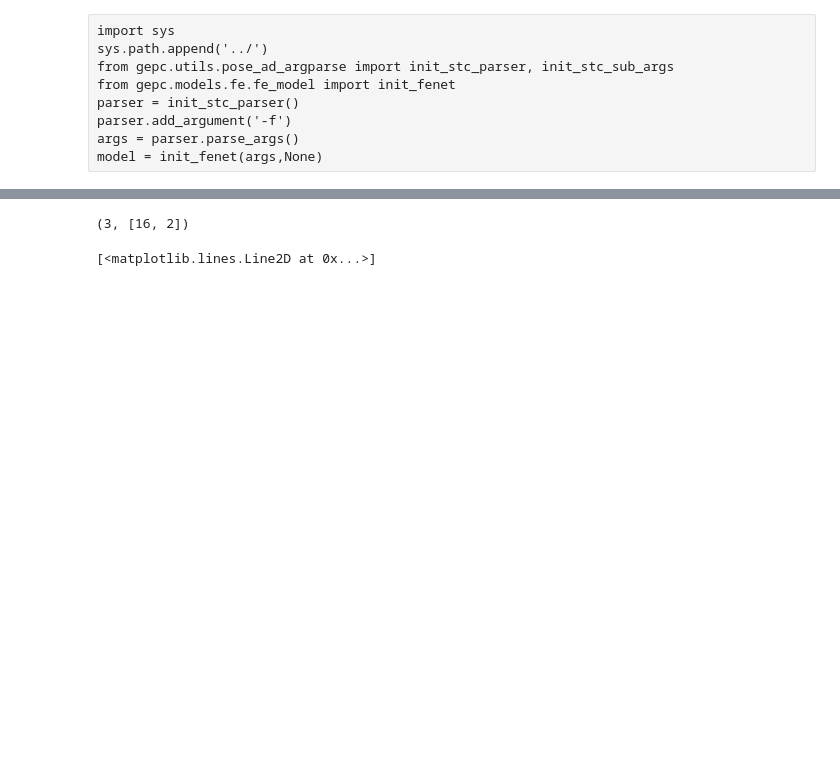
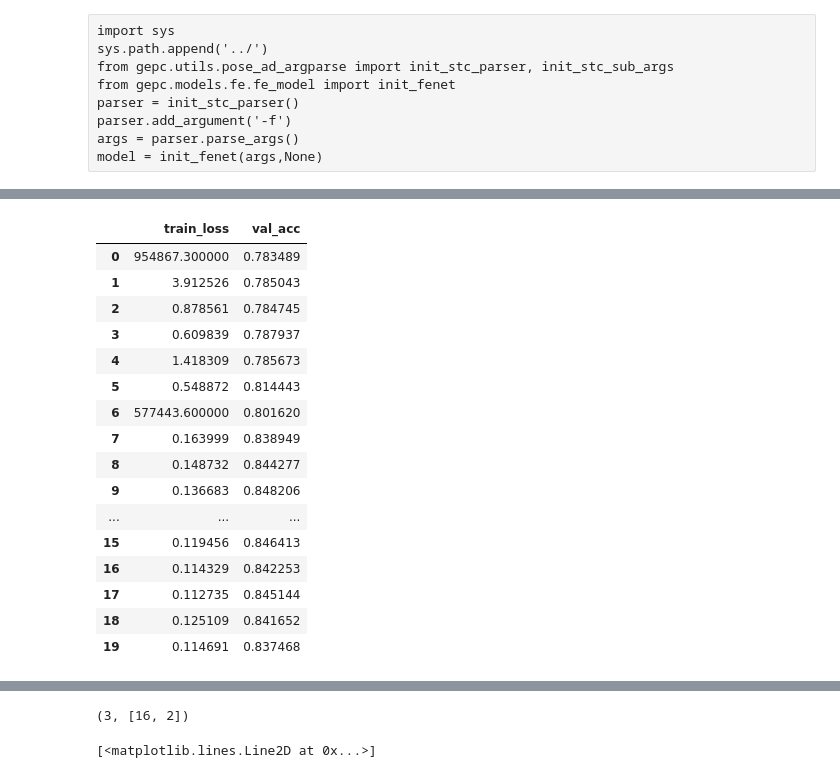
Before and after one commit to irfanhasib0/Deep-Learning-For-Computer-Vision, a Jupyter notebook: MotionDetection/stg-nf/gcn_pose_train.ipynb, the cells around one changed output, grey strips where cells are left out. Cells and saved outputs as stored; diff of their text form; code cells hidden in the pictures; blank space fills up the shorter version.

```diff
--- a/MotionDetection/stg-nf/gcn_pose_train.ipynb
+++ b/MotionDetection/stg-nf/gcn_pose_train.ipynb
@@ -154,0 +155,20 @@ df_3 = pd.read_csv('logs/exp-arch-3_99/results.csv')
+# %%
+df_3
+# %% [output]
+|  | train_loss | val_acc |
+| 0 | 954867.300000 | 0.783489 |
+| 1 | 3.912526 | 0.785043 |
+| 2 | 0.878561 | 0.784745 |
+| 3 | 0.609839 | 0.787937 |
+| 4 | 1.418309 | 0.785673 |
+| 5 | 0.548872 | 0.814443 |
+| 6 | 577443.600000 | 0.801620 |
+| 7 | 0.163999 | 0.838949 |
+| 8 | 0.148732 | 0.844277 |
+| 9 | 0.136683 | 0.848206 |
+| ... | ... | ... |
+| 15 | 0.119456 | 0.846413 |
+| 16 | 0.114329 | 0.842253 |
+| 17 | 0.112735 | 0.845144 |
+| 18 | 0.125109 | 0.841652 |
+| 19 | 0.114691 | 0.837468 |
```
Also changed, not shown: parts of 9 cells of this notebook, 1 other file.
